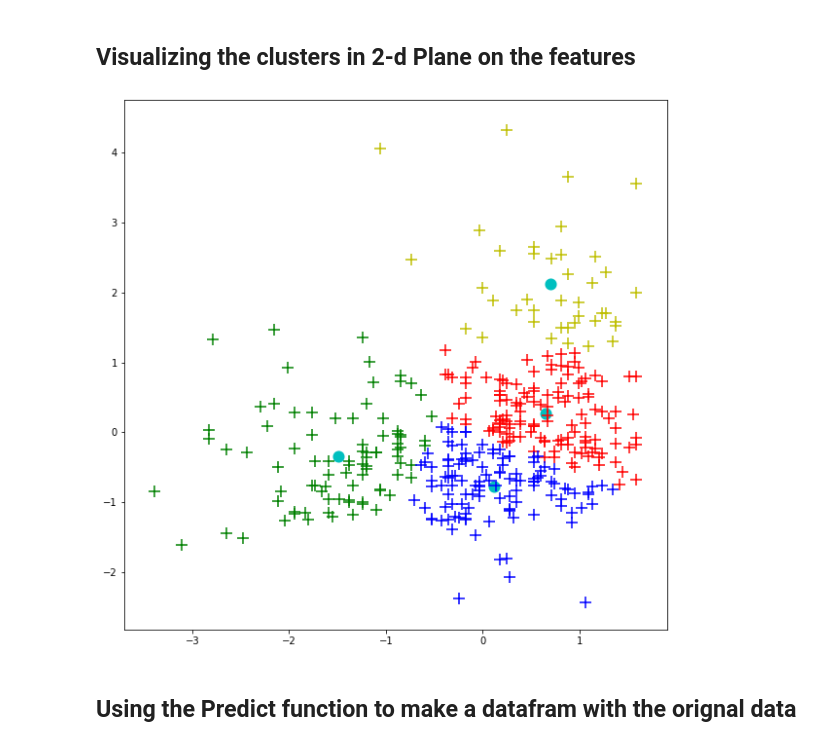
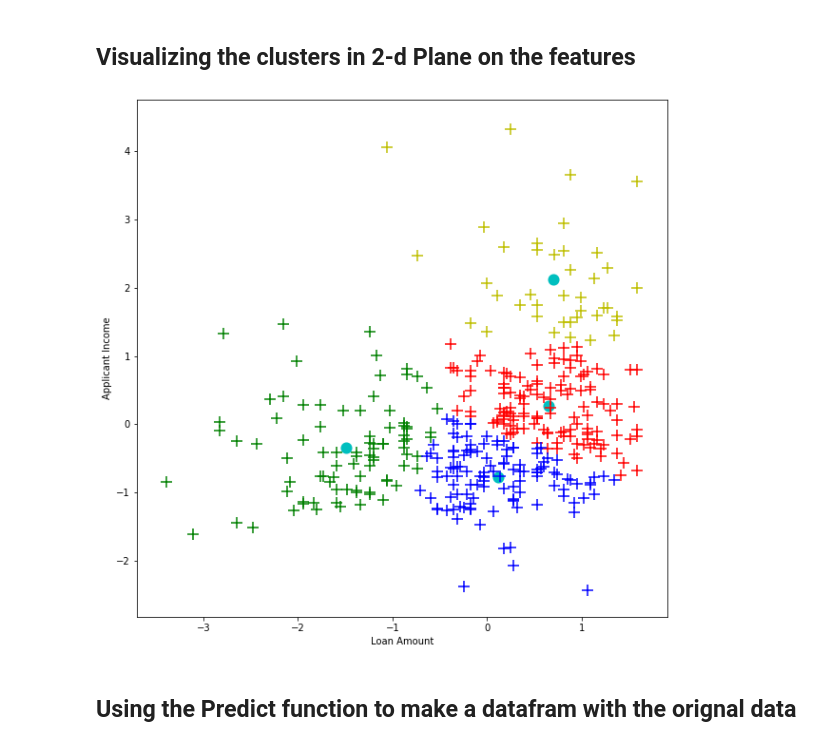
Before and after one commit to sid123github/DataScience, a Jupyter notebook: K-Means_SiddhantModi.ipynb, the cells around one changed output. Cells and saved outputs as stored; diff of their text form; code cells hidden in the pictures.

```diff
--- a/K-Means_SiddhantModi.ipynb
+++ b/K-Means_SiddhantModi.ipynb
@@ -267,17 +262,22 @@ model.centroid
 # %% [markdown]
 ## Visualizing the clusters in 2-d Plane on the features
 # %%
-colors=['r','g','b','y']
-plt.figure(figsize=(10,10))
-for centroid in model.centroid:
-    plt.scatter(model.centroid[centroid][0], model.centroid[centroid][1],marker="o", color="c", s=50, linewidths=5)
+def visualize(model):
+    colors=['r','g','b','y']
+    plt.figure(figsize=(10,10))
+    for centroid in model.centroid:
+        plt.scatter(model.centroid[centroid][0], model.centroid[centroid][1],marker="o", color="c", s=50, linewidths=5)
 
-for classification in model.classification:
-    for featureset in model.classification[classification]:
-        plt.scatter(featureset[0], featureset[1], marker="+", c=colors[classification], s=150, linewidths=5)
-plt.show()
+    for classification in model.classification:
+        for featureset in model.classification[classification]:
+            plt.scatter(featureset[0], featureset[1], marker="+", c=colors[classification], s=150, linewidths=5)
+    plt.xlabel('Loan Amount')
+    plt.ylabel('Applicant Income')
+    plt.show()
-# %% [output]
-[figure, removed]
+# %%
+visualize(model)
+# %% [output]
+[figure, added]
 # %% [markdown]
 ## Using the Predict function to make a datafram with the orignal data
 # %%
```
Also changed, not shown: parts of 4 cells of this notebook.
